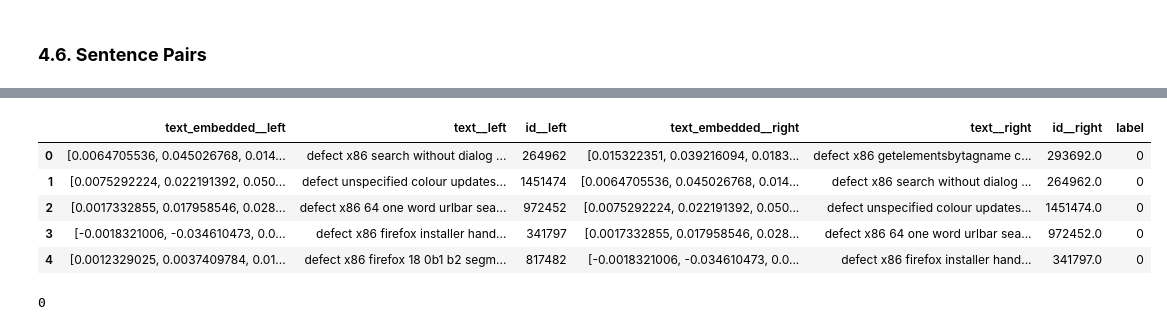
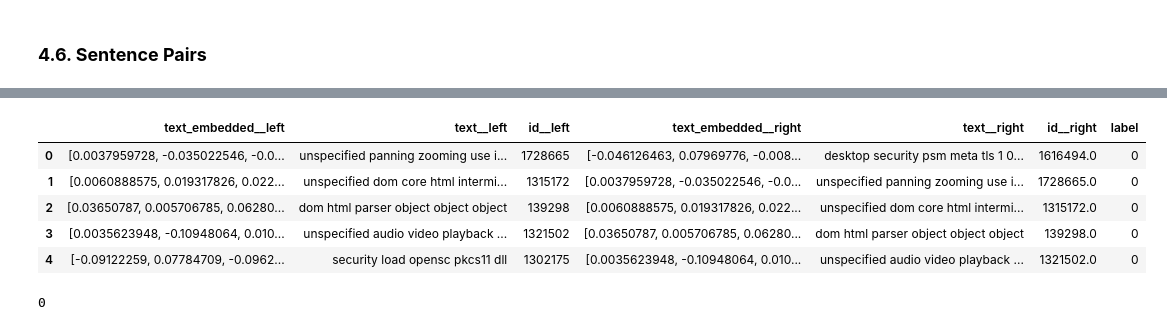
Before and after one commit to rezadzikri19/BuggyBuddy-Notebook, a Jupyter notebook: bug_classification.ipynb, the cells around one changed output, grey strips where cells are left out. Saved outputs shown, nothing was run; the diff lists cells and outputs as text; code cells hidden in the pictures.

```diff
--- a/bug_classification.ipynb
+++ b/bug_classification.ipynb
@@ -138,7 +139,7 @@ df = pd.DataFrame()
 if (os.path.exists(raw_data_path)):
   df = pd.read_parquet(raw_data_path)
 else:
-  data_paths = glob(os.path.join('data', 'raw_data', 'firefox_raw_data.json'))
+  data_paths = glob(os.path.join('data', 'raw_data', '*.json'))
 
   for path in data_paths:
     data = load_json(path)
@@ -160,5 +161,5 @@ df.head()
 # %%
-df = df.drop(['status', 'priority', 'resolution', 'severity', 'product', 'type'], axis=1)
+df = df.drop(['status', 'priority', 'resolution', 'severity', 'type'], axis=1)
 
 gc.collect()
 # %% [output]
@@ -338,7 +353,13 @@ def clean_text(text: str):
   return text
 
 
-df['text'] = df['text'].apply(clean_text)
+data_path = os.path.join('data', 'cache', 'cleaned_text_data.parquet')
+
+if (os.path.exists(data_path)):
+  df = pd.read_parquet(data_path)
+else:
+  df['text'] = df['text'].apply(clean_text)
+  df.to_parquet(data_path)
 # %% [markdown]
 ### **4.5. Sentence Embedding**
 # %% [markdown]
@@ -425,6 +446,6 @@ We create sentence pairs and label them whether both unique or duplicated report
 # %%
 df = df.reset_index()
 # %%
-df_duplicates = df[df['duplicates_to'] != -1].copy()
-df_uniques = df[df['duplicates_to'] == -1].copy()
+df_duplicate_pairs = df[df['duplicates_to'] != -1].copy()
+df_unique_pairs = df[df['duplicates_to'] == -1].copy()
 # %%
@@ -448,30 +469,30 @@ df_duplicates.head()
 # %%
-half_rows = df_uniques.shape[0] // 2
-df_uniques = df_uniques.sample(frac=1, replace=False, random_state=42)
+half_rows = df_unique_pairs.shape[0] // 2
+df_unique_pairs = df_unique_pairs.sample(frac=1, replace=False, random_state=42)
 
-df_uniques_temp = pd.DataFrame()
-df_uniques_temp['text_embedded__left'] = df_uniques['text_embedded']
-df_uniques_temp['text__left'] = df_uniques['text']
-df_uniques_temp['id__left'] = df_uniques['id']
+_df_unique_pairs = pd.DataFrame()
+_df_unique_pairs['text_embedded__left'] = df_unique_pairs['text_embedded']
+_df_unique_pairs['text__left'] = df_unique_pairs['text']
+_df_unique_pairs['id__left'] = df_unique_pairs['id']
 
-df_uniques_temp['text_embedded__right'] = df_uniques['text_embedded'].shift(1)
-df_uniques_temp['text__right'] = df_uniques['text'].shift(1)
-df_uniques_temp['id__right'] = df_uniques['id'].shift(1)
+_df_unique_pairs['text_embedded__right'] = df_unique_pairs['text_embedded'].shift(1)
+_df_unique_pairs['text__right'] = df_unique_pairs['text'].shift(1)
+_df_unique_pairs['id__right'] = df_unique_pairs['id'].shift(1)
 
-df_uniques_temp = df_uniques_temp.dropna()
-df_uniques_temp['label'] = 0
+_df_unique_pairs = _df_unique_pairs.dropna()
+_df_unique_pairs['label'] = 0
 
-df_uniques = df_uniques_temp.reset_index(drop=True)
+df_unique_pairs = _df_unique_pairs.reset_index(drop=True)
 
-del df_uniques_temp
+del _df_unique_pairs
 gc.collect()
 
-df_uniques.head()
+df_unique_pairs.head()
 # %% [output]
 |  | text_embedded__left | text__left | id__left | text_embedded__right | text__right | id__right | label |
-| 0 | [0.0064705536, 0.045026768, 0.014... | defect x86 search without dialog ... | 264962 | [0.015322351, 0.039216094, 0.0183... | defect x86 getelementsbytagname c... | 293692.0 | 0 |
-| 1 | [0.0075292224, 0.022191392, 0.050... | defect unspecified colour updates... | 1451474 | [0.0064705536, 0.045026768, 0.014... | defect x86 search without dialog ... | 264962.0 | 0 |
-| 2 | [0.0017332855, 0.017958546, 0.028... | defect x86 64 one word urlbar sea... | 972452 | [0.0075292224, 0.022191392, 0.050... | defect unspecified colour updates... | 1451474.0 | 0 |
-| 3 | [-0.0018321006, -0.034610473, 0.0... | defect x86 firefox installer hand... | 341797 | [0.0017332855, 0.017958546, 0.028... | defect x86 64 one word urlbar sea... | 972452.0 | 0 |
-| 4 | [0.0012329025, 0.0037409784, 0.01... | defect x86 firefox 18 0b1 b2 segm... | 817482 | [-0.0018321006, -0.034610473, 0.0... | defect x86 firefox installer hand... | 341797.0 | 0 |
+| 0 | [0.0037959728, -0.035022546, -0.0... | unspecified panning zooming use i... | 1728665 | [-0.046126463, 0.07969776, -0.008... | desktop security psm meta tls 1 0... | 1616494.0 | 0 |
+| 1 | [0.0060888575, 0.019317826, 0.022... | unspecified dom core html intermi... | 1315172 | [0.0037959728, -0.035022546, -0.0... | unspecified panning zooming use i... | 1728665.0 | 0 |
+| 2 | [0.03650787, 0.005706785, 0.06280... | dom html parser object object object | 139298 | [0.0060888575, 0.019317826, 0.022... | unspecified dom core html intermi... | 1315172.0 | 0 |
+| 3 | [0.0035623948, -0.10948064, 0.010... | unspecified audio video playback ... | 1321502 | [0.03650787, 0.005706785, 0.06280... | dom html parser object object object | 139298.0 | 0 |
+| 4 | [-0.09122259, 0.07784709, -0.0962... | security load opensc pkcs11 dll | 1302175 | [0.0035623948, -0.10948064, 0.010... | unspecified audio video playback ... | 1321502.0 | 0 |
 # %%
```
Also changed, not shown: parts of 48 cells of this notebook, 3 other files.
